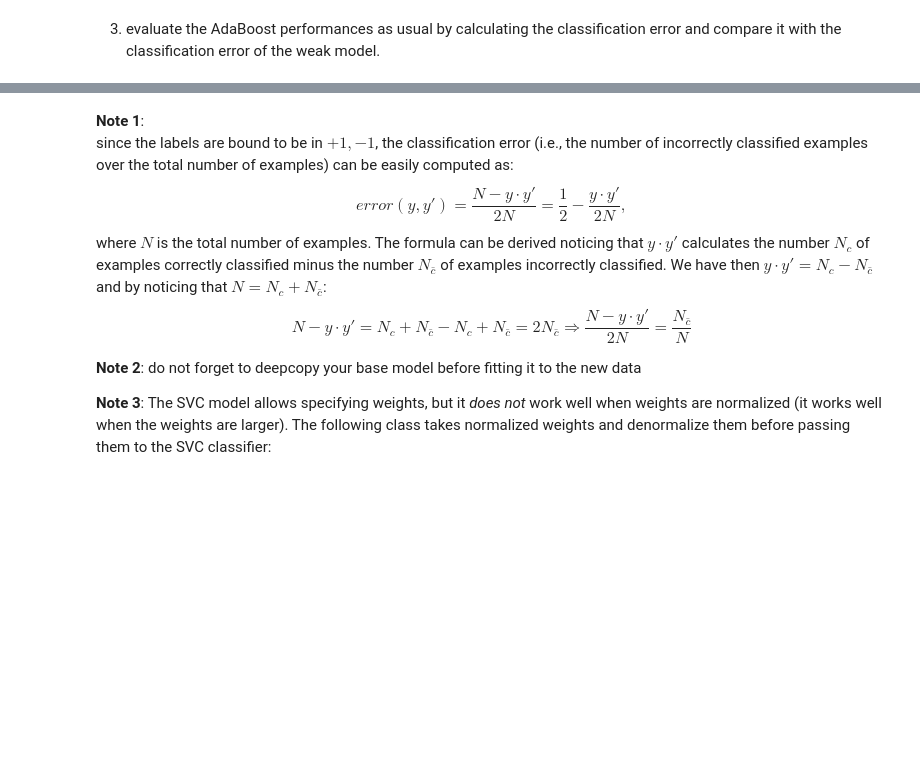
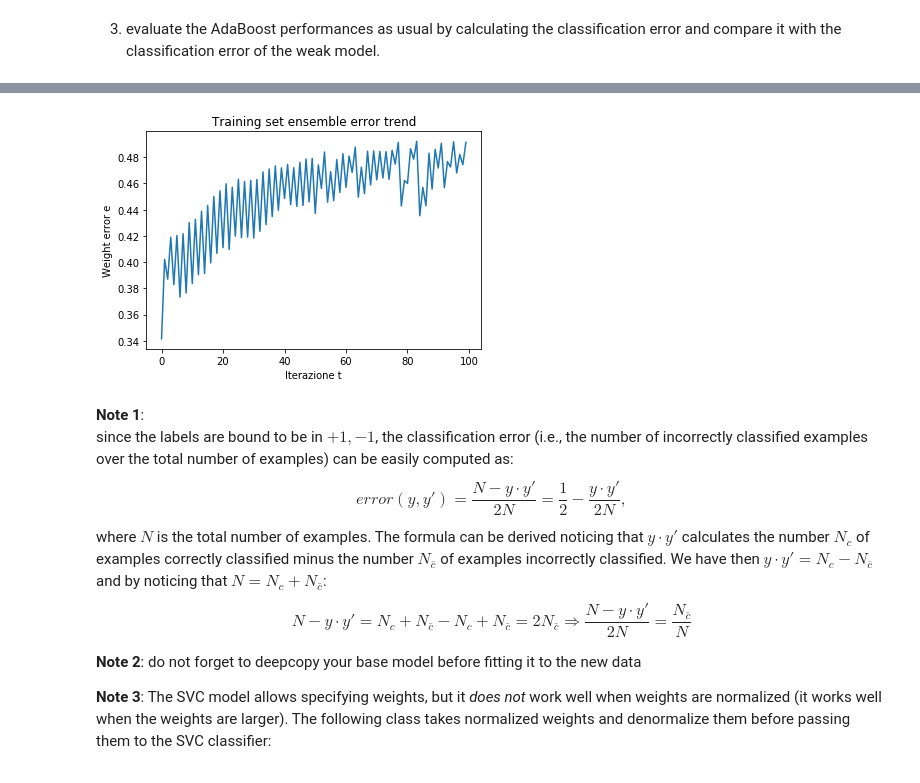
Before and after one commit to marcocaldera/machine-learning-exercises, a Jupyter notebook: esposito/AdaBoost.ipynb, the cells around one changed output, grey strips where cells are left out. Saved outputs shown, nothing was run; the diff lists cells and outputs as text; code cells hidden in the pictures; blank space fills up the shorter version.

```diff
--- a/esposito/AdaBoost.ipynb
+++ b/esposito/AdaBoost.ipynb
@@ -153,3 +178,12 @@ Acc: 0.607000 (Error: 0.393000)
+# %%
+xs = np.arange(0, len(adaboost.weight_error))
+plt.plot(xs, adaboost.weight_error)
+plt.xlabel("Iterazione t")
+plt.ylabel("Weight error e")
+plt.title("Training set ensemble error trend")
+plt.show()
+# %% [output]
+[figure, added]
 # %% [markdown]
 **Note 1**:
 since the labels are bound to be in ${+1, -1}$, the classification error (i.e., the number of incorrectly classified examples over the total number of examples) can be easily computed as:
```
Also changed, not shown: parts of 13 cells of this notebook, 2 other files.
